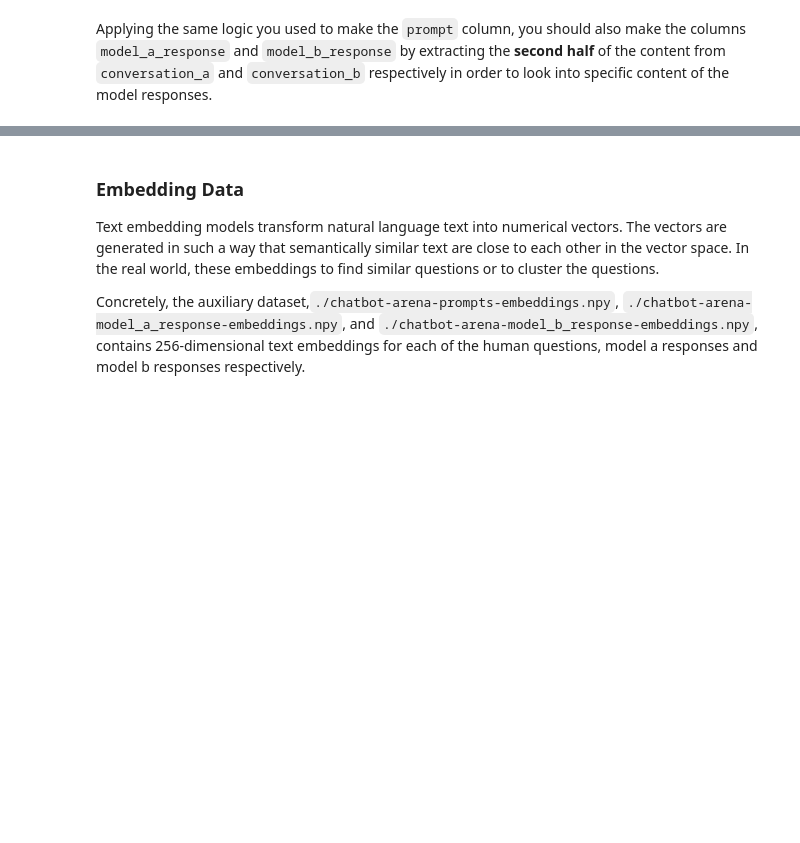
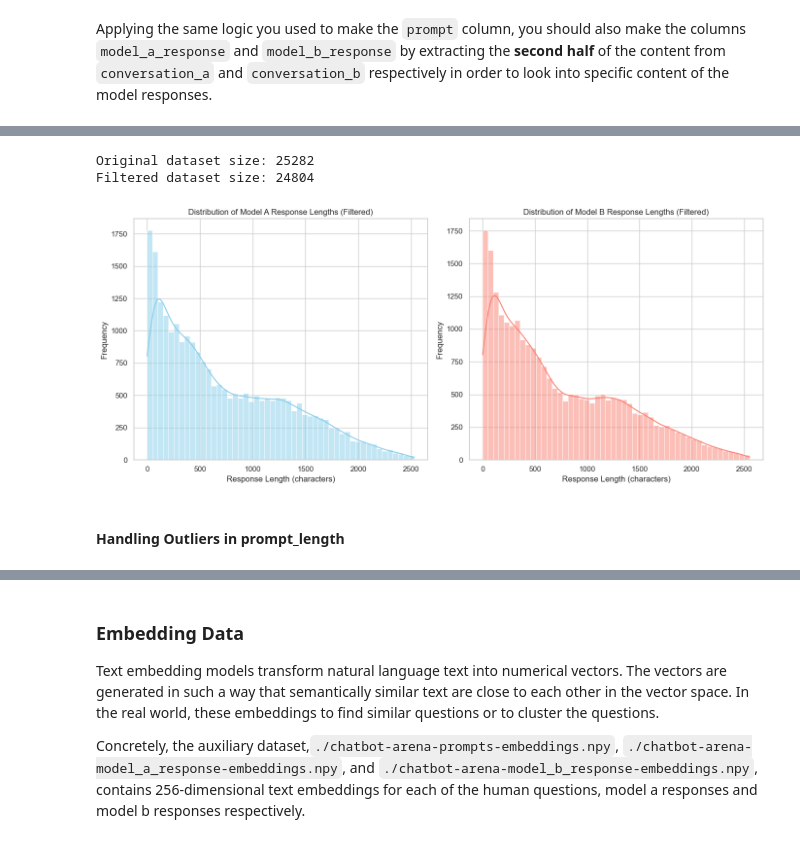
Before and after one commit to surajr10/ds200-grad-project, a Jupyter notebook: notebooks/nlp-eda-starter.ipynb, the cells around one changed output, grey strips where cells are left out. Cells and saved outputs as stored; diff of their text form; code cells hidden in the pictures; blank space fills up the shorter version.

```diff
--- a/notebooks/nlp-eda-starter.ipynb
+++ b/notebooks/nlp-eda-starter.ipynb
@@ -258,0 +424,43 @@ Applying the same logic you used to make the `prompt` column, you should also ma
+# %%
+# Define removal thresholds (e.g., 99th percentile)
+threshold_a = df["model_a_response_length"].quantile(0.99)
+threshold_b = df["model_b_response_length"].quantile(0.99)
+
+# Filter out outliers
+df_filtered = df[
+    (df["model_a_response_length"] <= threshold_a) &
+    (df["model_b_response_length"] <= threshold_b)
+]
+
+print(f"Original dataset size: {df.shape[0]}")
+print(f"Filtered dataset size: {df_filtered.shape[0]}")
+# %% [output]
+Original dataset size: 25282
+Filtered dataset size: 24804
+# %%
+# Set Seaborn theme for consistency
+sns.set_theme(style="whitegrid")
+
+# Set up the matplotlib figure
+plt.figure(figsize=(14, 6))
+
+# Histogram and KDE for Model A
+plt.subplot(1, 2, 1)
+sns.histplot(df_filtered["model_a_response_length"], bins=50, kde=True, color='skyblue')
+plt.title("Distribution of Model A Response Lengths (Filtered)")
+plt.xlabel("Response Length (characters)")
+plt.ylabel("Frequency")
+
+# Histogram and KDE for Model B
+plt.subplot(1, 2, 2)
+sns.histplot(df_filtered["model_b_response_length"], bins=50, kde=True, color='salmon')
+plt.title("Distribution of Model B Response Lengths (Filtered)")
+plt.xlabel("Response Length (characters)")
+plt.ylabel("Frequency")
+
+plt.tight_layout()
+plt.show()
+# %% [output]
+[figure, added]
+# %% [markdown]
+#### Handling Outliers in prompt_length
```
Also changed, not shown: parts of 39 cells of this notebook.
